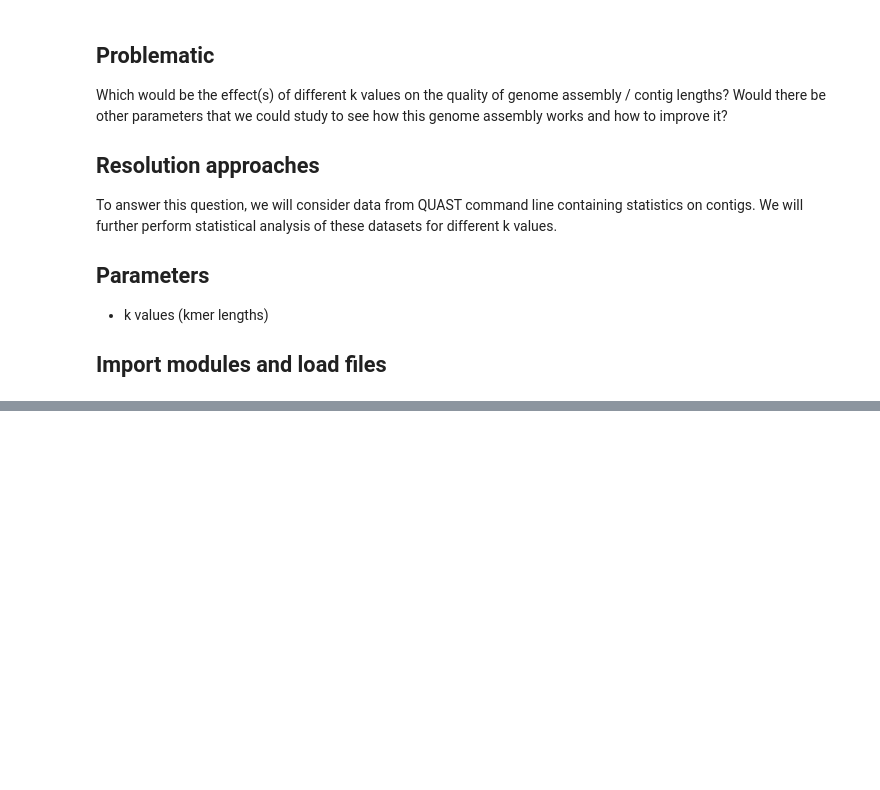
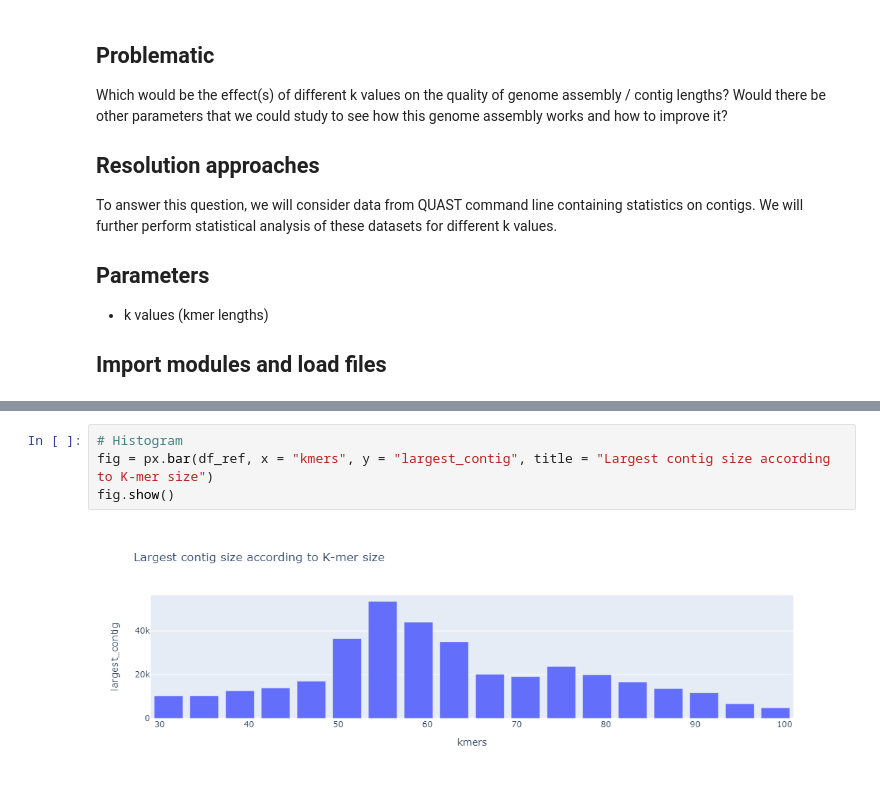
Before and after one commit to chloea31/personal_project, a Jupyter notebook: notebooks/velvet/Velvet_analysis.ipynb, the cells around one changed output, grey strips where cells are left out. Drawn from its saved outputs; the diff is of its cells as text; blank space fills up the shorter version.

```diff
--- a/notebooks/velvet/Velvet_analysis.ipynb
+++ b/notebooks/velvet/Velvet_analysis.ipynb
@@ -119,0 +135,6 @@ fig.show()
+# %%
+# Histogram
+fig = px.bar(df_ref, x = "kmers", y = "largest_contig", title = "Largest contig size according to K-mer size")
+fig.show()
+# %% [output]
+[figure, added]
```
Also changed, not shown: parts of 4 cells of this notebook, 1 other file.
